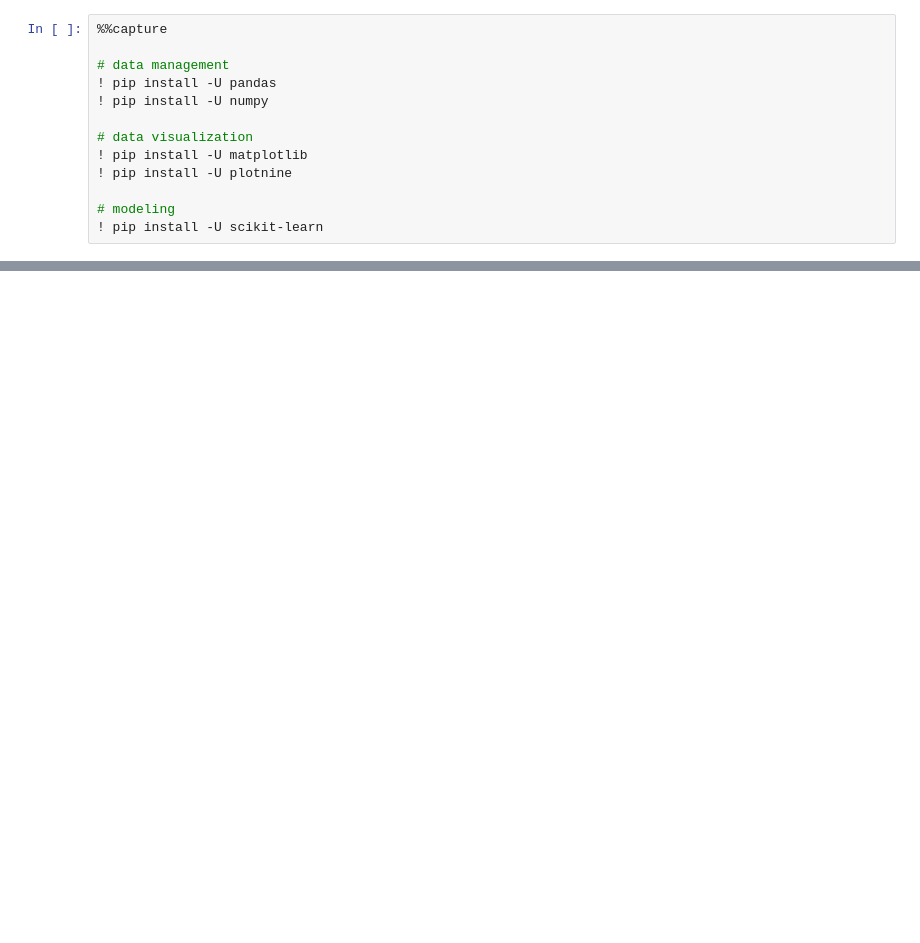
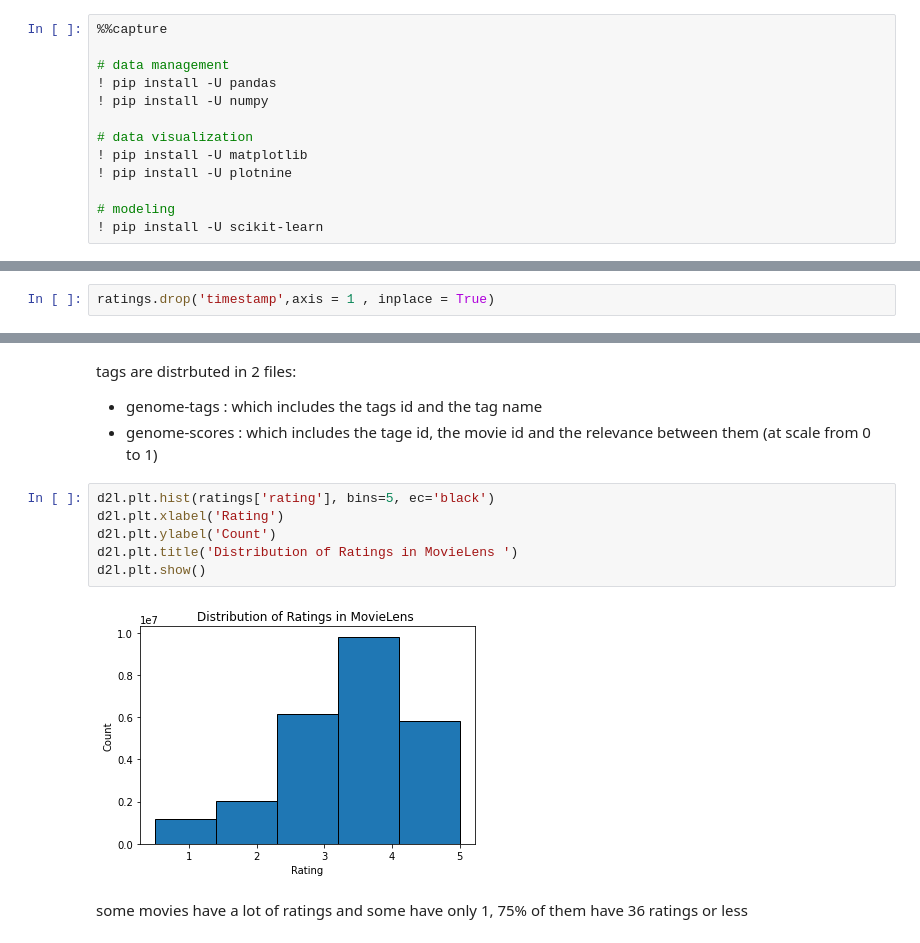
Before and after one commit to novr1512/My-recommender, a Jupyter notebook: extract.ipynb, the cells around one changed output, grey strips where cells are left out. Drawn from its saved outputs; the diff is of its cells as text; blank space fills up the shorter version.

```diff
--- a/extract.ipynb
+++ b/extract.ipynb
@@ -41,0 +96,2 @@ data.shape
+# %%
+ratings.drop('timestamp',axis = 1 , inplace = True)
@@ -41,0 +130,14 @@ data.shape
+# %% [markdown]
+tags are distrbuted in 2 files:
+- genome-tags : which includes the tags id and the tag name
+- genome-scores : which includes the tage id, the movie id and the relevance between them (at scale from 0 to 1)
+# %%
+d2l.plt.hist(ratings['rating'], bins=5, ec='black')
+d2l.plt.xlabel('Rating')
+d2l.plt.ylabel('Count')
+d2l.plt.title('Distribution of Ratings in MovieLens ')
+d2l.plt.show()
+# %% [output]
+[figure, added]
+# %% [markdown]
+some movies have a lot of ratings and some have only 1, 75% of them have 36 ratings or less
```
Also changed, not shown: parts of 39 cells of this notebook, 7 other files.
